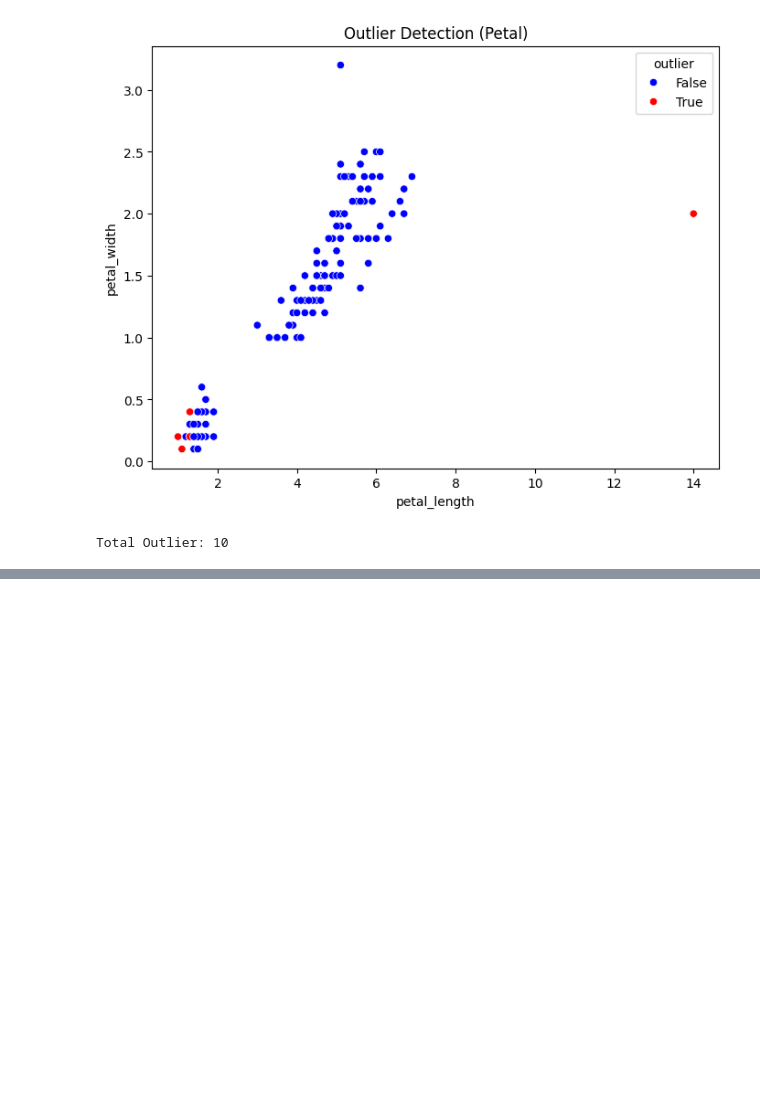
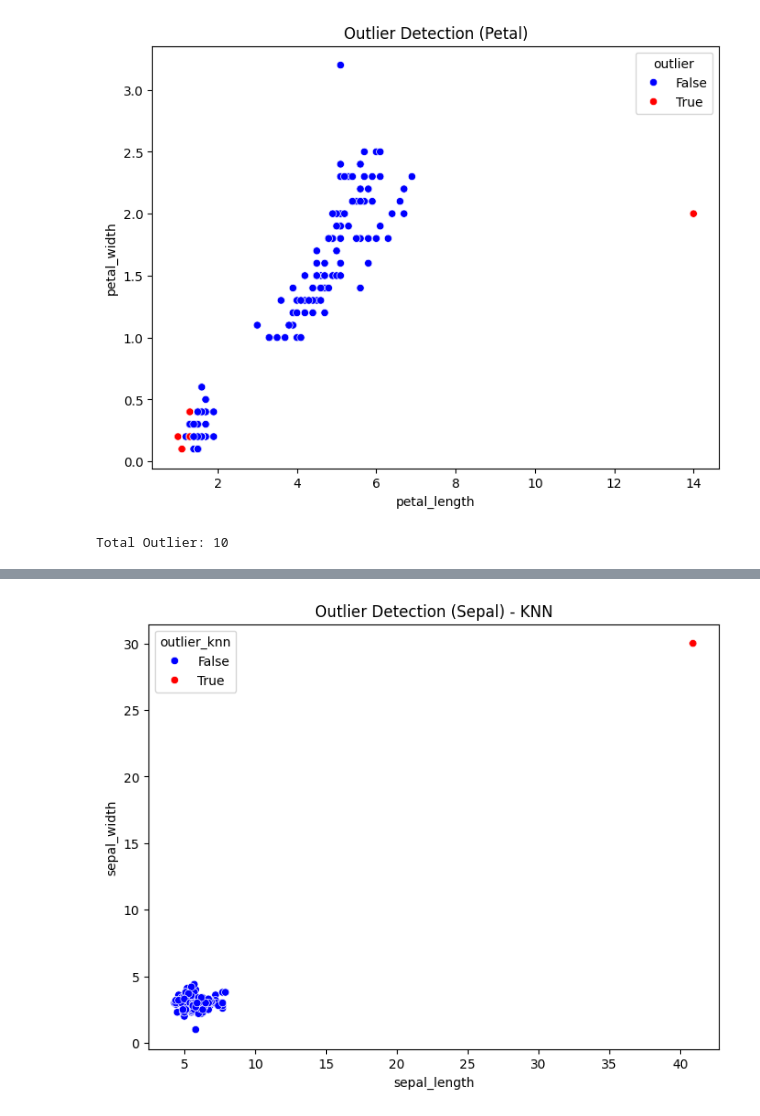
Before and after one commit to MuhammadAnugrahSupriyandi/pendata, a Jupyter notebook: _sources/Tugas_2.ipynb, the cells around one changed output, grey strips where cells are left out. Drawn from its saved outputs; the diff is of its cells as text; code cells hidden in the pictures; blank space fills up the shorter version.

```diff
--- a/_sources/Tugas_2.ipynb
+++ b/_sources/Tugas_2.ipynb
@@ -193,3 +193,100 @@ print(df_sorted.to_string(index=False))
  15     Iris-setosa           1.2          0.2           5.8          4.0  5.762812     True
  23     Iris-setosa           1.0          0.2           4.6          3.6  5.831809     True
   2     Iris-setosa          14.0          2.0          40.9         30.0 46.407542     True
+# %%
+import psycopg2
+import pymysql
+import numpy as np
+import pandas as pd
+import seaborn as sns
+import matplotlib.pyplot as plt
+from sklearn.neighbors import NearestNeighbors
+
+def get_pg_data():
+    conn = psycopg2.connect(
+        host="ndik-anugrahs15042004-79e6.d.aivencloud.com",
+        user="avnadmin",
+        password="AVNS_7FsJrvmsNJPSkv0qE-1",
+        database="defaultdb",
+        port=18856
+    )
+    cursor = conn.cursor()
+    cursor.execute("SELECT * FROM sepal")
+    data = cursor.fetchall()
+    columns = [desc[0] for desc in cursor.description]  # Ambil nama kolom
+    cursor.close()
+    conn.close()
+
+    return pd.DataFrame(data, columns=columns)
+
+def get_mysql_data():
+    conn = pymysql.connect(
+        host="mulyono-anugrahs15042004-79e6.d.aivencloud.com",
+        user="avnadmin",
+        password="AVNS_UrgkI5rl3s3AFs4zUkw",
+        database="iris",
+        port=18856
+    )
+    cursor = conn.cursor()
+    cursor.execute("SELECT * FROM petal")
+    data = cursor.fetchall()
+    columns = [desc[0] for desc in cursor.description]  # Ambil nama kolom
+    cursor.close()
+    conn.close()
+
+    return pd.DataFrame(data, columns=columns)
+
+# Ambil data dari kedua database
+df_postgresql = get_pg_data()
+df_mysql = get_mysql_data()
+
+# Gabungkan berdasarkan kolom 'id'
+df_merged = pd.merge(df_mysql, df_postgresql, on=["id", "class"], how="inner")
+
+# Ambil data fitur numerik
+feature_columns = ["petal_length", "petal_width", "sepal_length", "sepal_width"]
+data_values = df_merged[feature_columns].values
+
+# KNN Outlier Detection
+def knn_outlier_detection(data, k=5):
+    neigh = NearestNeighbors(n_neighbors=k)
+    neigh.fit(data)
+    distances, _ = neigh.kneighbors(data)
+    avg_distances = distances[:, -1]  # Ambil jarak k-terjauh sebagai skor
+    return avg_distances
+
+# Hitung K-NN distance
+df_merged["knn_distance"] = knn_outlier_detection(data_values, k=5)
+
+# Tentukan threshold sebagai nilai rata-rata + 2 standar deviasi
+threshold = df_merged["knn_distance"].mean() + 2 * df_merged["knn_distance"].std()
+df_merged["outlier_knn"] = df_merged["knn_distance"] > threshold
+
+# Cetak hasil
+df_result = df_merged[["id", "class", "petal_length", "petal_width", "sepal_length", "sepal_width", "knn_distance", "outlier_knn"]]
+print(df_result.to_string(index=False))
+num_outliers = df_merged["outlier_knn"].sum()
+print(f"\nJumlah outlier: {num_outliers}")
+
+# Cetak data outlier
+outliers = df_merged[df_merged["outlier_knn"]]
+print("\nData Outlier:")
+print(outliers.to_string(index=False))
+
+# Visualisasi outlier berdasarkan K-NN
+plt.figure(figsize=(8, 6))
+sns.scatterplot(
+    x=df_merged["sepal_length"], y=df_merged["sepal_width"],
+    hue=df_merged["outlier_knn"], palette={False: "blue", True: "red"}
+)
+plt.title("Outlier Detection (Sepal) - KNN")
+plt.show()
+
+plt.figure(figsize=(8, 6))
+sns.scatterplot(
+    x=df_merged["petal_length"], y=df_merged["petal_width"],
+    hue=df_merged["outlier_knn"], palette={False: "blue", True: "red"}
+)
+plt.title("Outlier Detection (Petal) - KNN")
+plt.show()
+# %% [output]
@@ -195,0 +310 @@ print(df_sorted.to_string(index=False))
+[figure, added]
```
Also changed, not shown: parts of 4 cells of this notebook, 13 other files.
